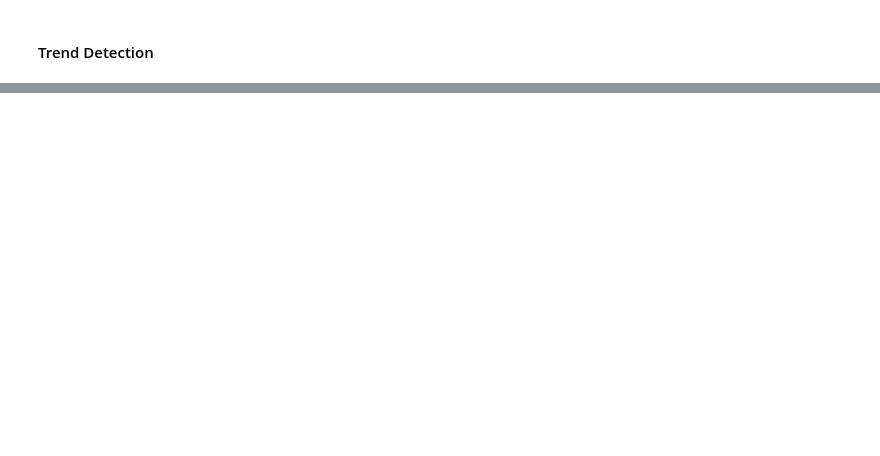
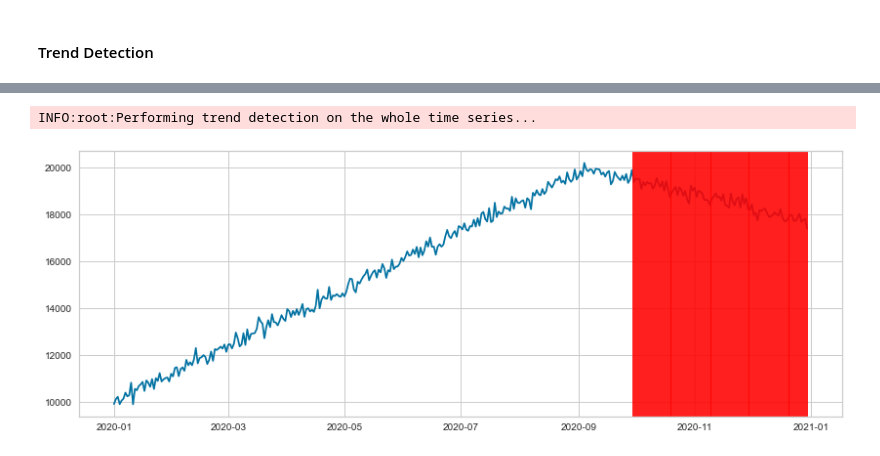
Before and after one commit to bcheng004/Kats-example, a Jupyter notebook: notebooks/bcheng004_Kats_windows.ipynb, the cells around one changed output, grey strips where cells are left out. Drawn from its saved outputs; the diff is of its cells as text; code cells hidden in the pictures; blank space fills up the shorter version.

```diff
--- a/notebooks/bcheng004_Kats_windows.ipynb
+++ b/notebooks/bcheng004_Kats_windows.ipynb
@@ -392,2 +442,6 @@ multi_anomaly_df.iloc[[43,71,95],:]
 # %% [markdown]
 #### Trend Detection
+# %%
+trend_sim = Simulator(n=365,start='2020-01-01',freq='D')
+tsd = trend_sim.trend_shift_sim(noise=200,seasonal_period=7,seasonal_magnitude=7e-3,cp_arr=[250],intercept=1e4,trend_arr=[40,-20])
+tsd.plot(cols=['value'])
@@ -393,0 +451,9 @@ multi_anomaly_df.iloc[[43,71,95],:]
+# %%
+from kats.detectors.trend_mk import MKDetector
+
+trend_detector = MKDetector(data=tsd,threshold=0.8)
+detected_time_points = trend_detector.detector(direction='down',window_size=20,freq='weekly')
+trend_detector.plot(detected_time_points)
+# %% [output]
+INFO:root:Performing trend detection on the whole time series...
+[figure, added]
```
Also changed, not shown: parts of 10 cells of this notebook.
